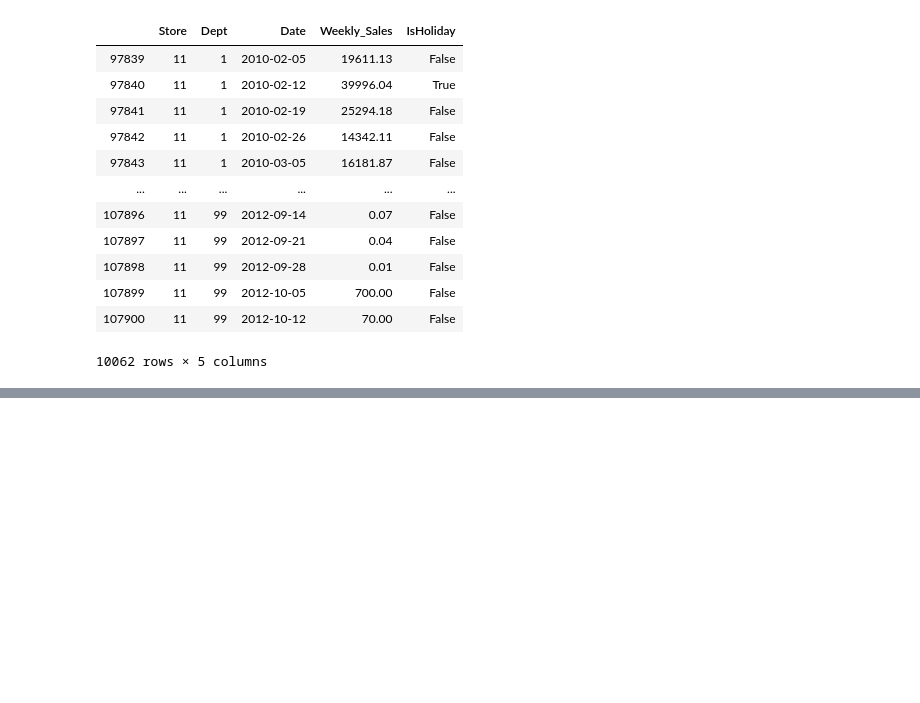
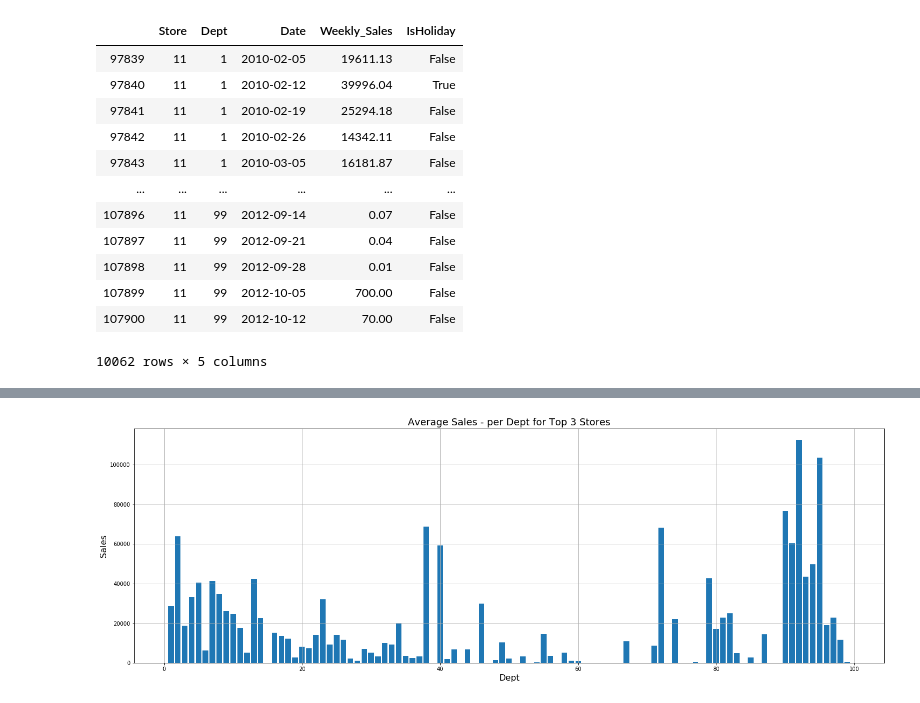
Before and after one commit to tbhaijee/Walmart-Sales-Predications, a Jupyter notebook: main.ipynb, the cells around one changed output, grey strips where cells are left out. Saved outputs shown, nothing was run; the diff lists cells and outputs as text; code cells hidden in the pictures; blank space fills up the shorter version.

```diff
--- a/main.ipynb
+++ b/main.ipynb
@@ -138,0 +169,11 @@ plt.show()
+# %%
+weekly_sales = train_top3['Weekly_Sales'].groupby(train_top3['Dept']).mean()
+plt.figure(figsize=(25,8))
+plt.bar(weekly_sales.index, weekly_sales.values)
+plt.grid()
+plt.title('Average Sales - per Dept for Top 3 Stores', fontsize=18)
+plt.ylabel('Sales', fontsize=16)
+plt.xlabel('Dept', fontsize=16)
+plt.show()
+# %% [output]
+[figure, added]
```
Also changed, not shown: parts of 12 cells of this notebook, 8 other files.
